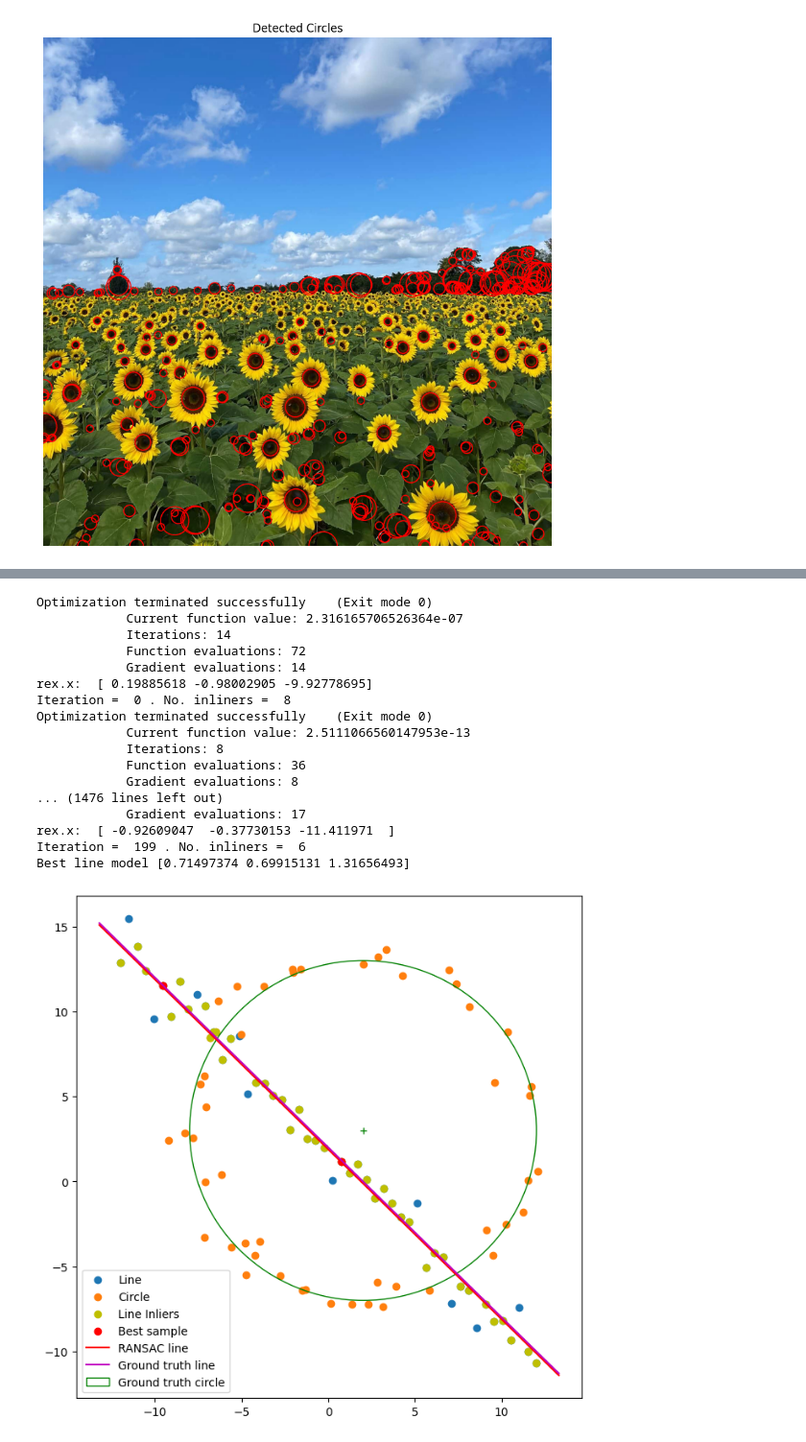
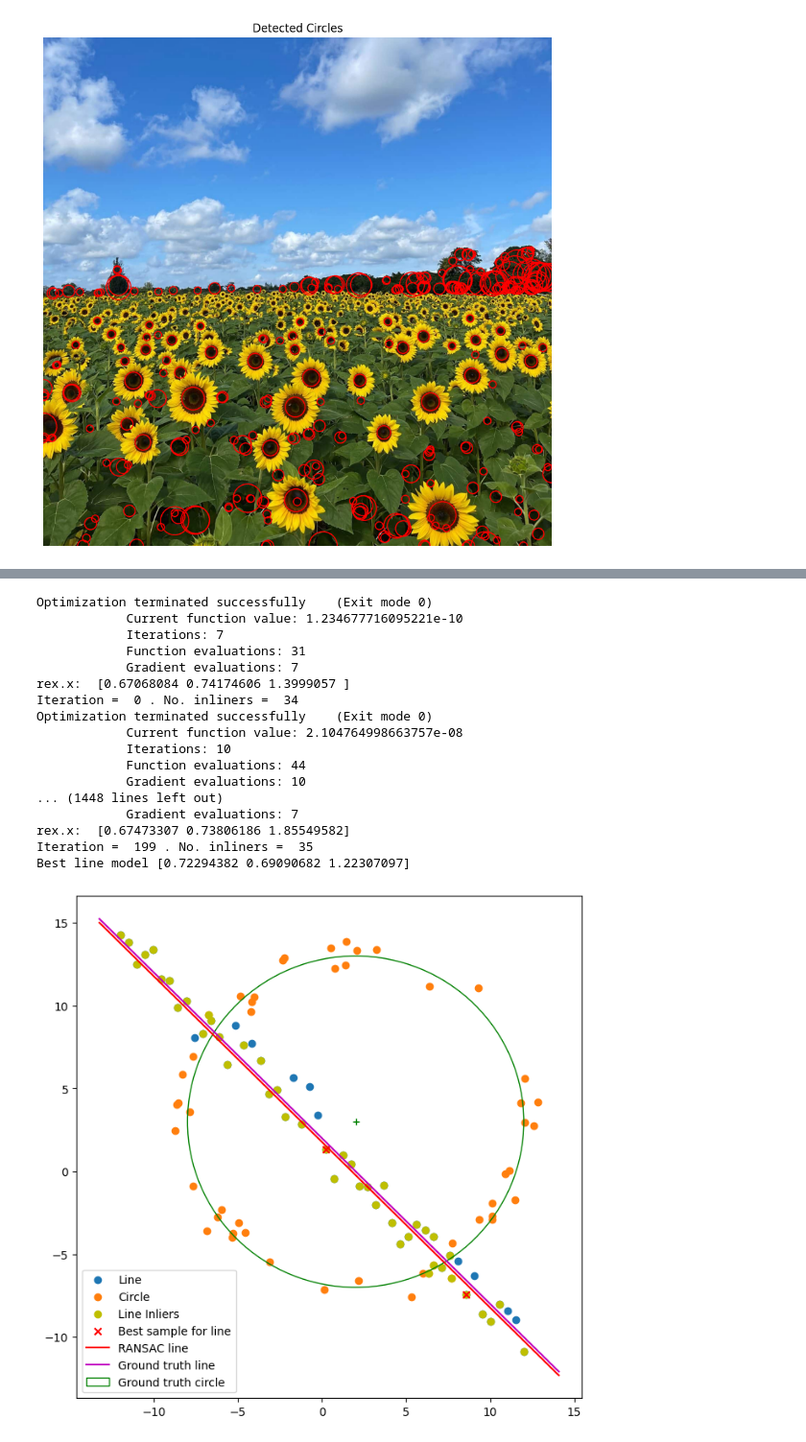
Before and after one commit to Chamod-Kavinda/Image-Processing-and-Machine-Vision, a Jupyter notebook: Assignment_02/Assignment_02.ipynb, the cells around one changed output, grey strips where cells are left out. Shown at 96% size. Drawn from its saved outputs; the diff is of its cells as text; code cells hidden in the pictures.

```diff
--- a/Assignment_02/Assignment_02.ipynb
+++ b/Assignment_02/Assignment_02.ipynb
@@ -174,47 +174,47 @@ while iteration < max_iterations:
         if res.fun < best_error:
             print('A better model found ... ', res.x, res.fun)
             best_model_line = res.x
             best_eror = res.fun
             best_sample_line = X_[indices,:]
             res_only_with_sample = x0
             best_inliers_line = inliers_line
 
     iteration += 1
 
 print('Best line model', best_model_line)
 
 fig, ax = plt.subplots(1, 1, figsize=(8, 8))
 ax.scatter(X_line[:, 0], X_line[:, 1], label='Line')
 ax.scatter(X_circ[:, 0], X_circ[:, 1], label='Circle')
 ax.scatter(X_[best_inliers_line,0],X_[best_inliers_line,1], color='y', label='Line Inliers')
-ax.scatter(best_sample_line[:,0],best_sample_line[:,1], color='r', label='Best sample')
+ax.scatter(best_sample_line[:,0],best_sample_line[:,1], marker='x', color='r', label='Best sample for line')
 x_min, x_max = ax.get_xlim()
 x_ = np.array([x_min, x_max])
 y_ = m * x_ + b
 y_est = (-best_model_line[1]*x_ + best_model_line[2])/best_model_line[1]
 plt.plot(x_, y_est, color='r', label='RANSAC line')
 plt.plot(x_, y_, color='m', label='Ground truth line')
 circle_gt = plt.Circle((x0_gt, y0_gt), r, color='g', fill=False, label='Ground truth circle')
 ax.add_patch(circle_gt)
 ax.plot(x0_gt, y0_gt, '+', color='g')
 plt.legend()
 plt.show()
 # %% [output]
 Optimization terminated successfully    (Exit mode 0)
-            Current function value: 2.316165706526364e-07
-            Iterations: 14
-            Function evaluations: 72
-            Gradient evaluations: 14
-rex.x:  [ 0.19885618 -0.98002905 -9.92778695]
-Iteration =  0 . No. inliners =  8
+            Current function value: 1.234677716095221e-10
+            Iterations: 7
+            Function evaluations: 31
+            Gradient evaluations: 7
+rex.x:  [0.67068084 0.74174606 1.3999057 ]
+Iteration =  0 . No. inliners =  34
 Optimization terminated successfully    (Exit mode 0)
-            Current function value: 2.5111066560147953e-13
-            Iterations: 8
-            Function evaluations: 36
-            Gradient evaluations: 8
-... (1476 lines left out)
-            Gradient evaluations: 17
-rex.x:  [ -0.92609047  -0.37730153 -11.411971  ]
-Iteration =  199 . No. inliners =  6
-Best line model [0.71497374 0.69915131 1.31656493]
+            Current function value: 2.104764998663757e-08
+            Iterations: 10
+            Function evaluations: 44
+            Gradient evaluations: 10
+... (1448 lines left out)
+            Gradient evaluations: 7
+rex.x:  [0.67473307 0.73806186 1.85549582]
+Iteration =  199 . No. inliners =  35
+Best line model [0.72294382 0.69090682 1.22307097]
-[figure, old version]
+[figure, new version]
```
Also changed, not shown: parts of 3 cells of this notebook.
